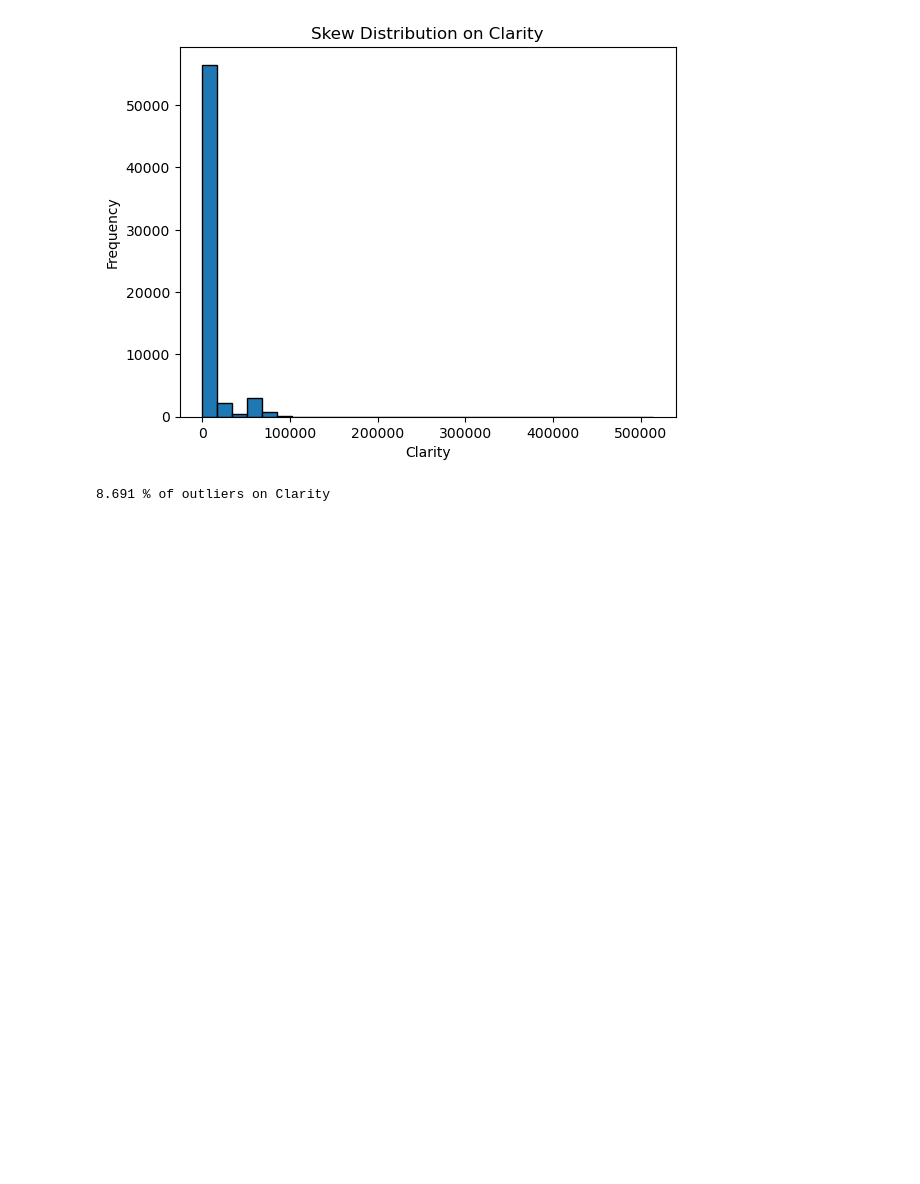
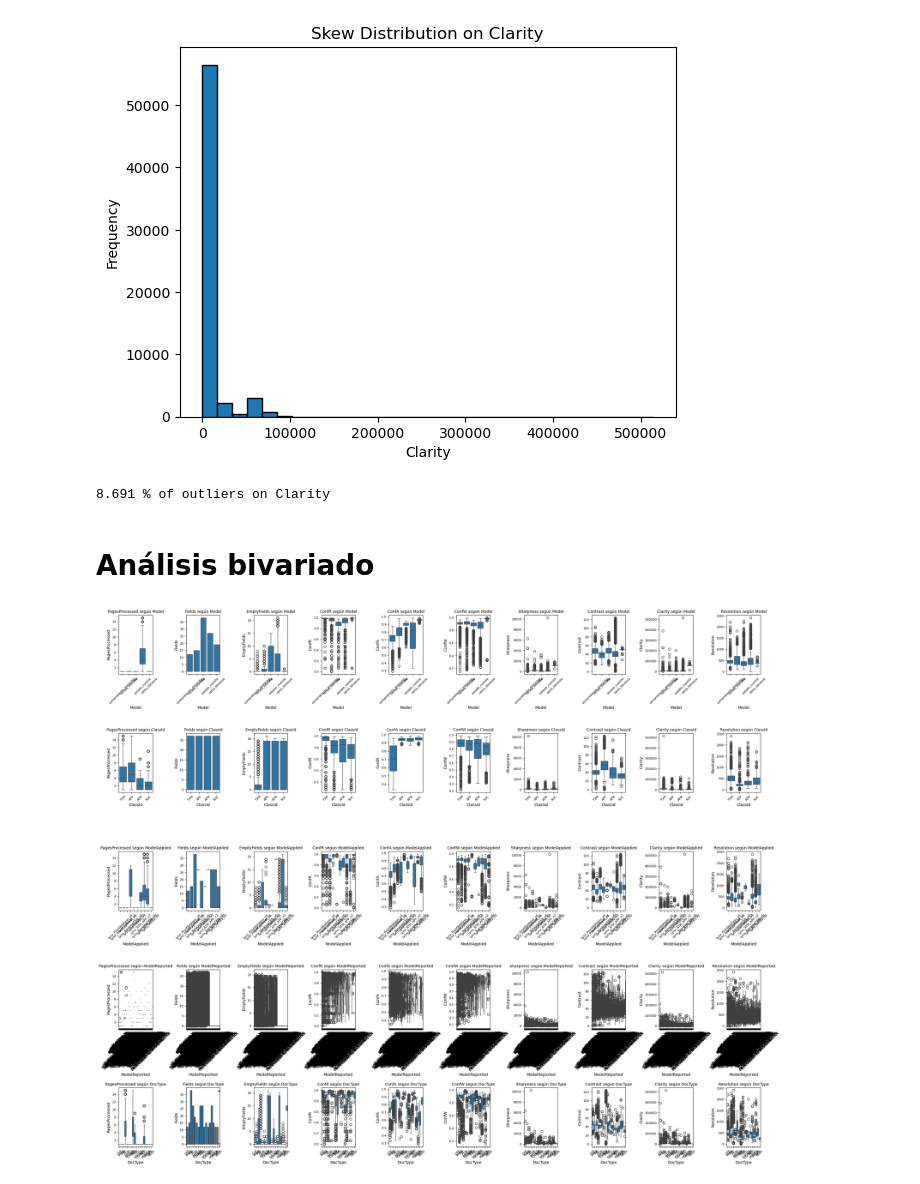
Before and after one commit to Jesus2342/IntProject_Team8, a Jupyter notebook: IntProject_Team8/notebooks/Data_Analysis.ipynb, the cells around one changed output. Saved outputs shown, nothing was run; the diff lists cells and outputs as text; code cells hidden in the pictures; blank space fills up the shorter version.

```diff
--- a/IntProject_Team8/notebooks/Data_Analysis.ipynb
+++ b/IntProject_Team8/notebooks/Data_Analysis.ipynb
@@ -230,3 +229,29 @@ percentage = round((len(outliers) / len(df)) * 100,3)
 print(f"{percentage} % of outliers on Clarity")
 # %% [output]
 8.691 % of outliers on Clarity
+# %% [markdown]
+# Análisis bivariado
+# %%
+# Seleccionar columnas categóricas y numéricas para análisis bivariado
+categorical_columns = ['Model', 'ClassId', 'ModelApplied', 'ModelReported', 'DocType']
+numerical_columns = ['PagesProcessed', 'Fields', 'EmptyFields', 'ConfR', 'ConfA', 'ConfW', 'Sharpness', 'Contrast', 'Clarity', 'Resolution']
+
+# Crear visualizaciones en una misma figura con mayor claridad
+fig, axes = plt.subplots(len(categorical_columns), len(numerical_columns), figsize=(30, 25))
+fig.subplots_adjust(hspace=1, wspace=1)
+
+for i, cat_col in enumerate(categorical_columns):
+    for j, num_col in enumerate(numerical_columns):
+        sns.boxplot(ax=axes[i, j], x=df[cat_col], y=df[num_col])
+        axes[i, j].set_title(f'{num_col} según {cat_col}', fontsize=10)
+        axes[i, j].tick_params(axis='x', rotation=45, labelsize=8)
+        axes[i, j].tick_params(axis='y', labelsize=8)
+
+plt.show()
+
+# Crear una tabla con estadísticas descriptivas por cada categoría
+summary_tables = {}
+for cat_col in categorical_columns:
+    summary_tables[cat_col] = df.groupby(cat_col)[numerical_columns].describe()
+# %% [output]
+[figure, added]
```
Also changed, not shown: parts of 8 cells of this notebook, 1 other file.
